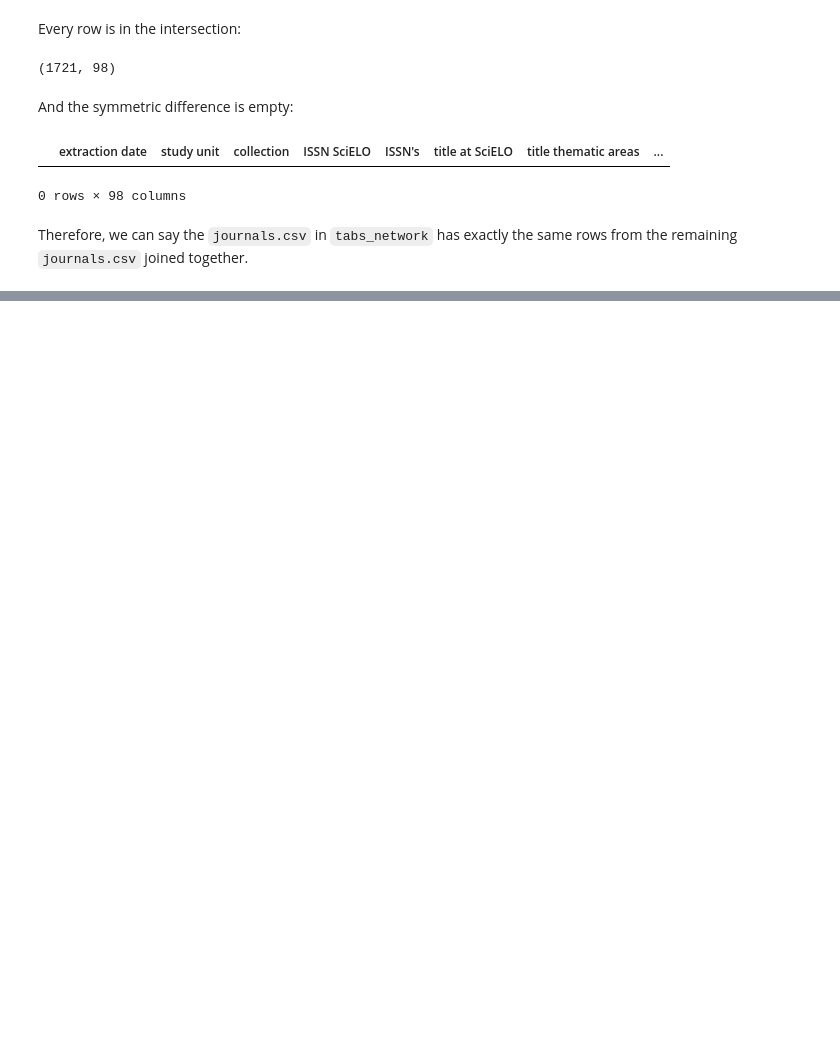
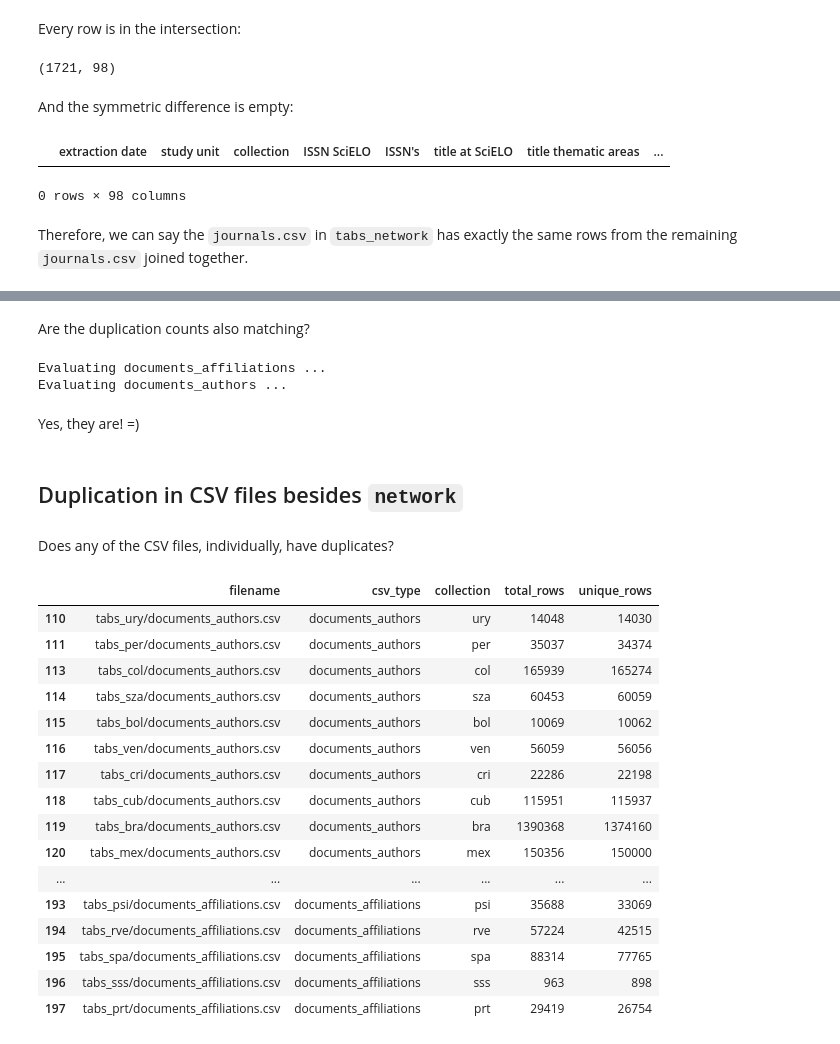
Before and after one commit to scieloorg/scielo20gt6, a Jupyter notebook: network_has_everything.ipynb, the cells around one changed output, grey strips where cells are left out. Drawn from its saved outputs; the diff is of its cells as text; code cells hidden in the pictures; blank space fills up the shorter version.

```diff
--- a/network_has_everything.ipynb
+++ b/network_has_everything.ipynb
@@ -70,0 +173,68 @@ joined together.
+# %% [markdown]
+Are the duplication counts also matching?
+# %%
+for csv_type in ["documents_affiliations", "documents_authors"]:
+    datasets = dfs[csv_type]
+    print(f"Evaluating {csv_type} ...")
+    network = datasets["network"]
+    network_dd = network.drop_duplicates()
+    network_gs = network.groupby(network.columns.tolist()).size() \
+                        .rename("duplication_count") \
+                        .reset_index()
+    remaining = pd.concat([df for k, df in datasets.items() if k != "network"])
+    remaining_gs = remaining.groupby(remaining.columns.tolist()).size() \
+                            .rename("duplication_count") \
+                            .reset_index()
+    shapes = [(network_dd.shape[0], network_dd.shape[1] + 1),
+              network_gs.shape, remaining_gs.shape]
+    if len(set(shapes)) != 1:
+        print(f"  The duplicated rows don't count the same on {csv_type}:")
+        print(f"    {shapes}")
+    intersection = pd.merge(network_gs, remaining_gs)
+    symmetric_difference = pd.concat([network_gs, remaining_gs]) \
+                             .drop_duplicates(keep=False)
+    if intersection.shape != shapes[0]:
+        print(f"  The intersection of {csv_type} "
+               "w/ a duplication_count column "
+               "doesn't have the expected number of rows!")
+    if symmetric_difference.shape[0] != 0:
+        print(f"  Symmetric difference of {csv_type} "
+               "w/ a duplication_count column isn't empty!")
+# %% [output]
+Evaluating documents_affiliations ...
+Evaluating documents_authors ...
+# %% [markdown]
+Yes, they are! =)
+# %% [markdown]
+## Duplication in CSV files besides `network`
+# %% [markdown]
+Does any of the CSV files, individually, have duplicates?
+# %%
+nrowsdf = pd.DataFrame({"filename": f"tabs_{collection}/{csv_type}.csv",
+                        "csv_type": csv_type,
+                        "collection": collection,
+                        "total_rows": dataset.shape[0],
+                        "unique_rows": dataset.drop_duplicates().shape[0],
+                       } for csv_type, datasets in dfs.items()
+                         for collection, dataset in datasets.items()) \
+            .reindex(columns=["filename", "csv_type", "collection",
+                              "total_rows", "unique_rows"])
+nrowsdf[nrowsdf["total_rows"] != nrowsdf["unique_rows"]]
+# %% [output]
+|  | filename | csv_type | collection | total_rows | unique_rows |
+| 110 | tabs_ury/documents_authors.csv | documents_authors | ury | 14048 | 14030 |
+| 111 | tabs_per/documents_authors.csv | documents_authors | per | 35037 | 34374 |
+| 113 | tabs_col/documents_authors.csv | documents_authors | col | 165939 | 165274 |
+| 114 | tabs_sza/documents_authors.csv | documents_authors | sza | 60453 | 60059 |
+| 115 | tabs_bol/documents_authors.csv | documents_authors | bol | 10069 | 10062 |
+| 116 | tabs_ven/documents_authors.csv | documents_authors | ven | 56059 | 56056 |
+| 117 | tabs_cri/documents_authors.csv | documents_authors | cri | 22286 | 22198 |
+| 118 | tabs_cub/documents_authors.csv | documents_authors | cub | 115951 | 115937 |
+| 119 | tabs_bra/documents_authors.csv | documents_authors | bra | 1390368 | 1374160 |
+| 120 | tabs_mex/documents_authors.csv | documents_authors | mex | 150356 | 150000 |
+| ... | ... | ... | ... | ... | ... |
+| 193 | tabs_psi/documents_affiliations.csv | documents_affiliations | psi | 35688 | 33069 |
+| 194 | tabs_rve/documents_affiliations.csv | documents_affiliations | rve | 57224 | 42515 |
+| 195 | tabs_spa/documents_affiliations.csv | documents_affiliations | spa | 88314 | 77765 |
+| 196 | tabs_sss/documents_affiliations.csv | documents_affiliations | sss | 963 | 898 |
+| 197 | tabs_prt/documents_affiliations.csv | documents_affiliations | prt | 29419 | 26754 |
```
Also changed, not shown: parts of 25 cells of this notebook.
